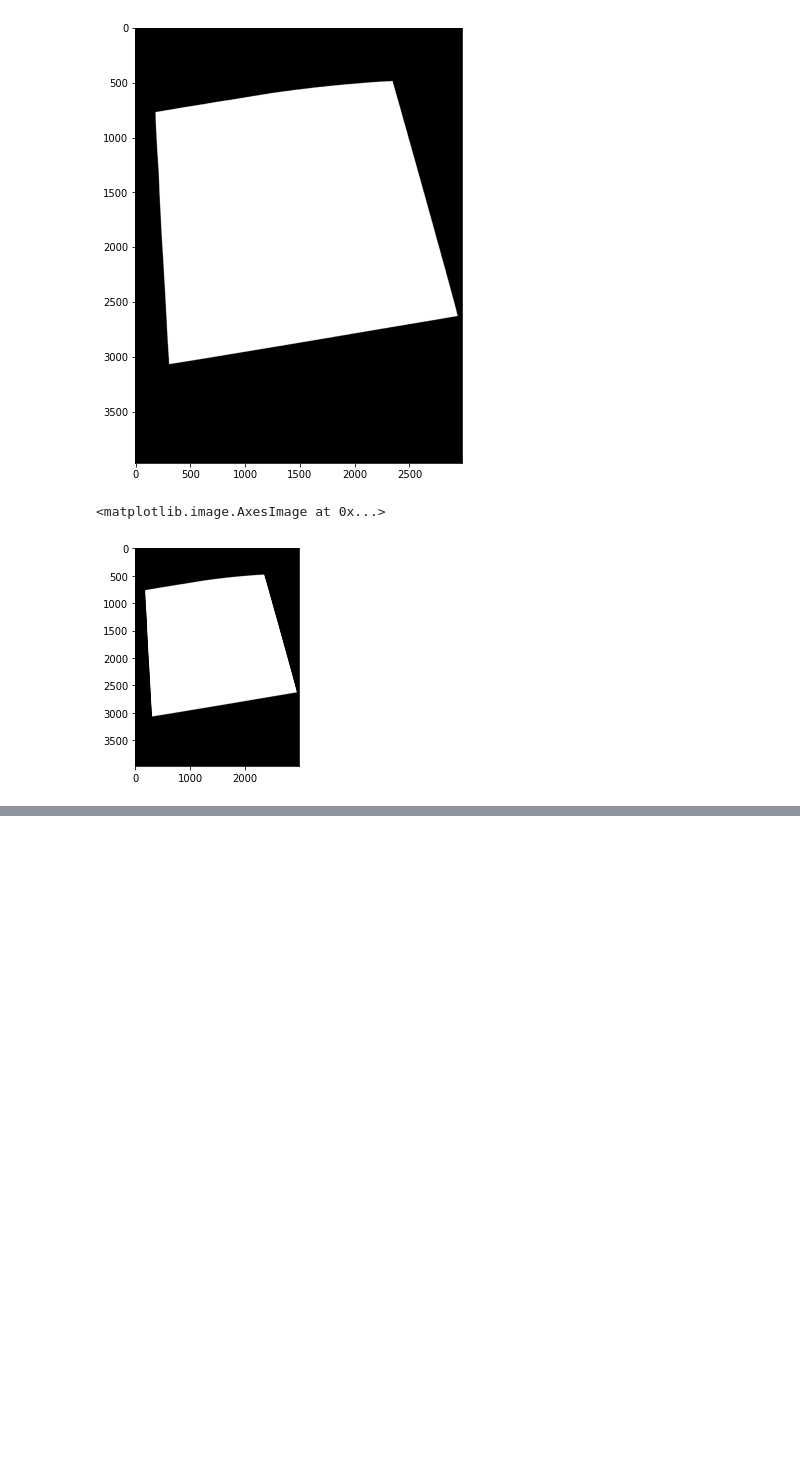
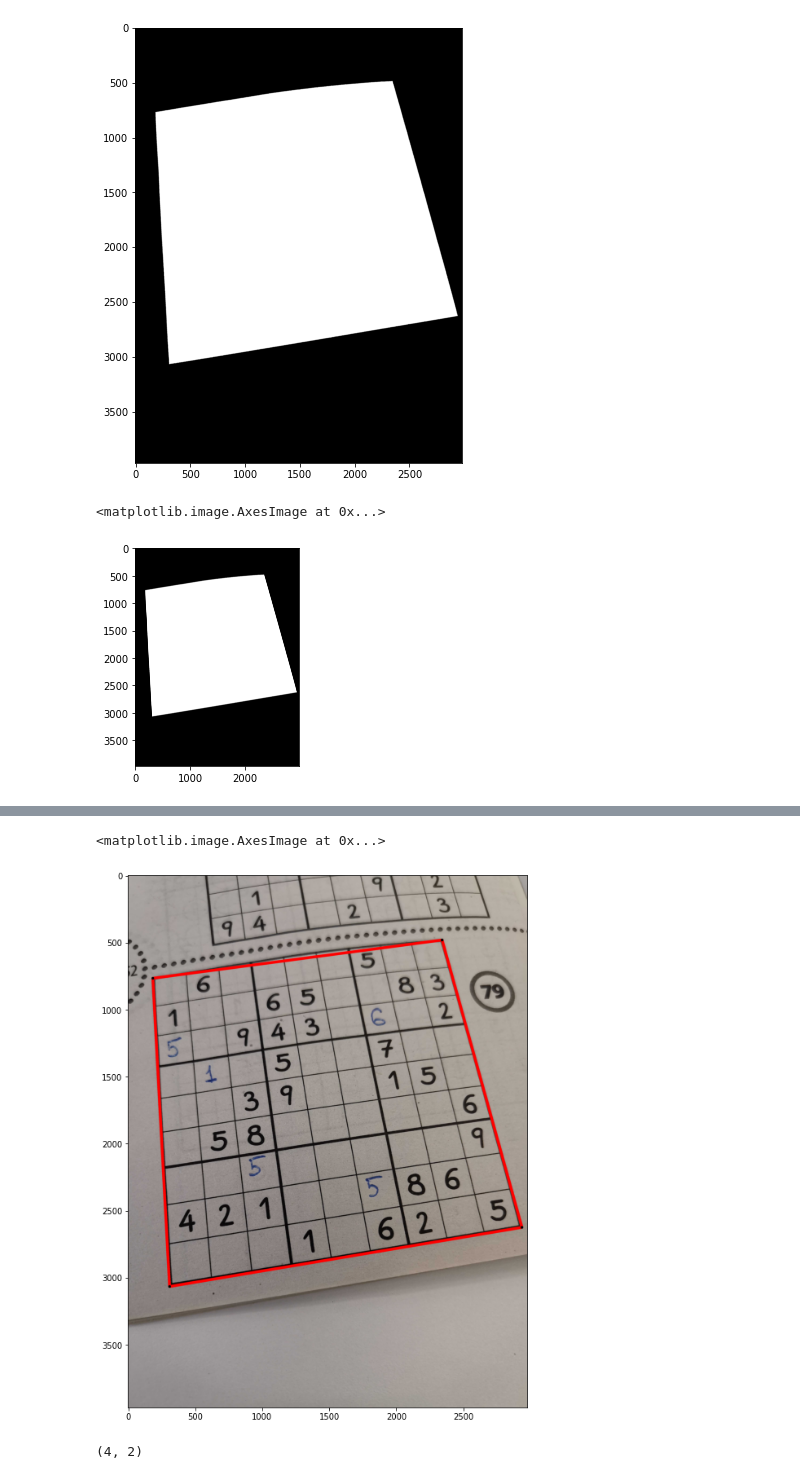
Before and after one commit to bcd8697/intro-to-CV, a Jupyter notebook: homework2/hw2.ipynb, the cells around one changed output, grey strips where cells are left out. Saved outputs shown, nothing was run; the diff lists cells and outputs as text; code cells hidden in the pictures; blank space fills up the shorter version.

```diff
--- a/homework2/hw2.ipynb
+++ b/homework2/hw2.ipynb
@@ -52,7 +58,7 @@ if len(cnts) != 0:
     if cv2.contourArea(c_second) >= 0.725 * cv2.contourArea(c):
       cv2.fillPoly(img_cnt, pts =[c_second], color=(255,255,255))
 
-    #x,y,w,h = cv2.boundingRect(c)
+    x,y,w,h = cv2.boundingRect(c)
     # draw the book contour (in blue)
     #cv2.rectangle(img_cnt,(x,y),(x+w,y+h),(0,0,255), 7)
 
@@ -79,0 +114,4 @@ plt.imshow(mask, cmap = "gray")
+# %%
+epsilon = 0.01 * perimeter
+approx = cv2.approxPolyDP(c,epsilon,True)
+approx
@@ -79,0 +126,14 @@ plt.imshow(mask, cmap = "gray")
+# %%
+img_r = img_transform_color.copy()
+cv2.drawContours(img_r, [approx], 0, (255,0,0), 20)
+cv2.drawContours(img_r, approx, -1, (0,0,0), 20)
+plt.figure(figsize = (12,12))
+plt.imshow(img_r)
+# %% [output]
+<matplotlib.image.AxesImage at 0x...>
+[figure, added]
+# %%
+approx = approx.reshape(approx.shape[0], approx.shape[2])
+approx.shape
+# %% [output]
+(4, 2)
```
Also changed, not shown: parts of 8 cells of this notebook.
